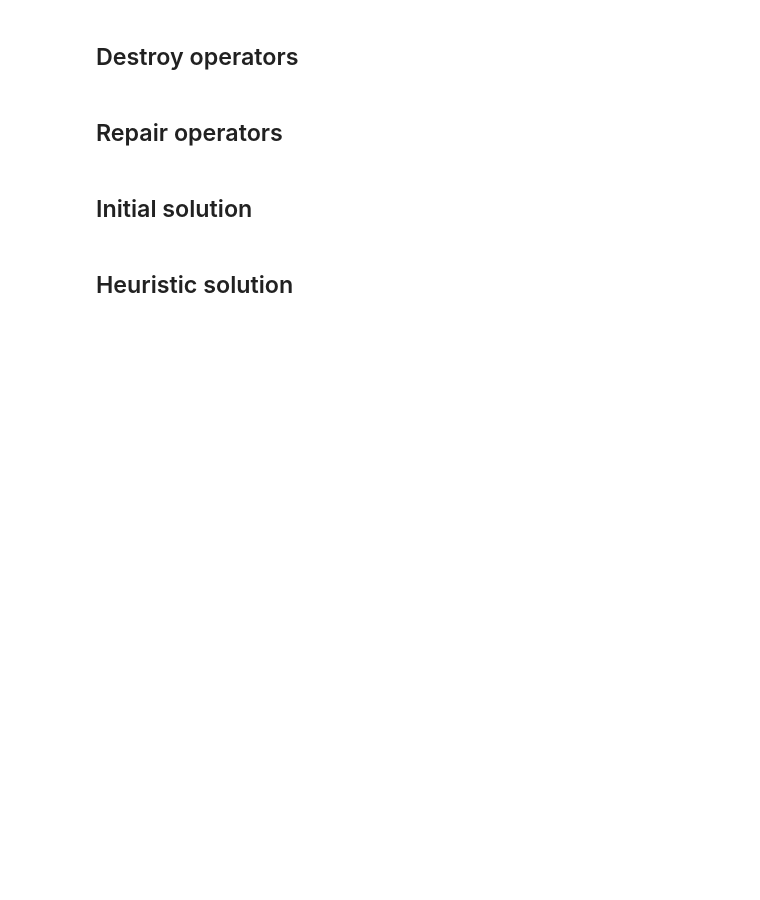
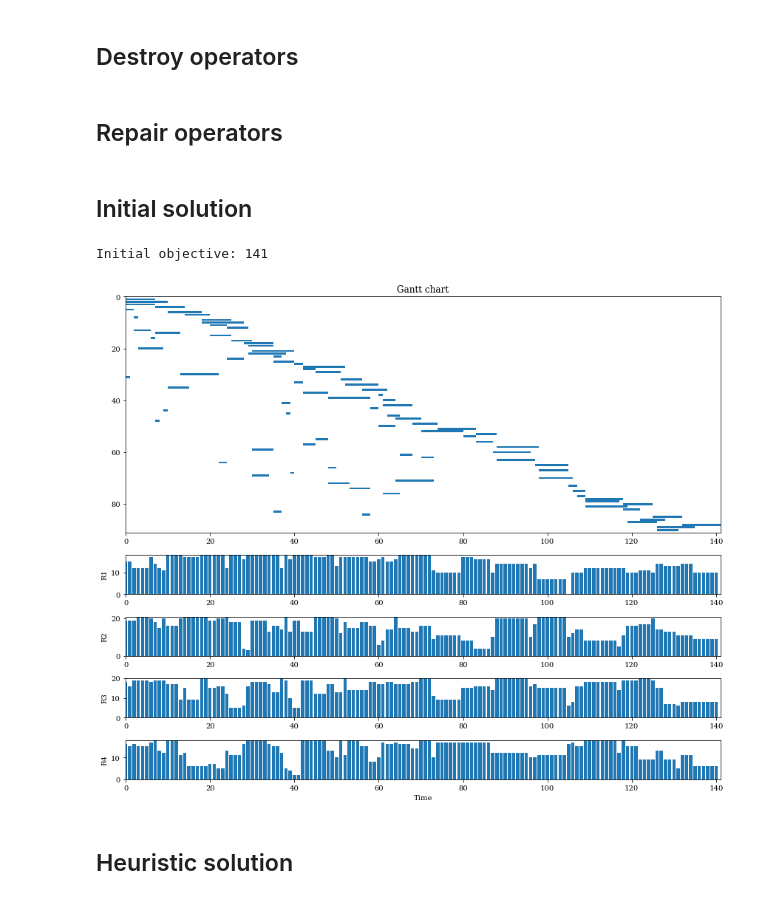
Before and after one commit to N-Wouda/ALNS, a Jupyter notebook: examples/resource_constrained_project_scheduling_problem.ipynb, the cells around one changed output. Cells and saved outputs as stored; diff of their text form; code cells hidden in the pictures; blank space fills up the shorter version.

Commit message:
Plotting, random destroy/greedy repair

```diff
--- a/examples/resource_constrained_project_scheduling_problem.ipynb
+++ b/examples/resource_constrained_project_scheduling_problem.ipynb
@@ -138,6 +198,53 @@ class RcpspState(State):
 # %% [markdown]
 ## Repair operators
+# %%
+def greedy_repair(state: RcpspState, rnd_state: rnd.RandomState):
+    unscheduled = state.unscheduled.tolist()
+    rnd_state.shuffle(unscheduled)
+
+    used = state.resources_used()
+    used.resize((instance.durations.sum(), instance.num_resources))
+
+    while unscheduled:
+        job = unscheduled.pop(0)
+
+        if job == instance.last_job:
+            continue
+
+        duration = instance.durations[job]
+        needs = instance.needs[job]
+
+        for start in range(0, used.shape[0] + 1):
+            res_ok = np.all(used[start:start + duration, :] + needs <= instance.resources)
+            suc_ok = all(state.schedule[suc] >= start + duration
+                         for suc in instance.successors[job]
+                         if state.schedule[suc] != UNSCHEDULED)
+
+            if res_ok and suc_ok:
+                state.schedule_job(job, start)
+                used[start:start + duration, :] += needs
+                break
+
+    used = state.resources_used()
+    state.schedule_job(instance.last_job, used.shape[0])
+
+    return state
 # %% [markdown]
 ## Initial solution
+# %%
+rnd_state = rnd.RandomState(SEED)
+# %%
+unscheduled = [UNSCHEDULED for job in range(instance.num_jobs)]
+unscheduled[0] = 0
+
+init_sol = greedy_repair(RcpspState(np.array(unscheduled)), rnd_state)
+
+print(f"Initial objective: {init_sol.objective()}")
+# %% [output]
+Initial objective: 141
+# %%
+init_sol.plot()
+# %% [output]
+[figure, added]
 # %% [markdown]
 ## Heuristic solution
```
Also changed, not shown: parts of 8 cells of this notebook.
